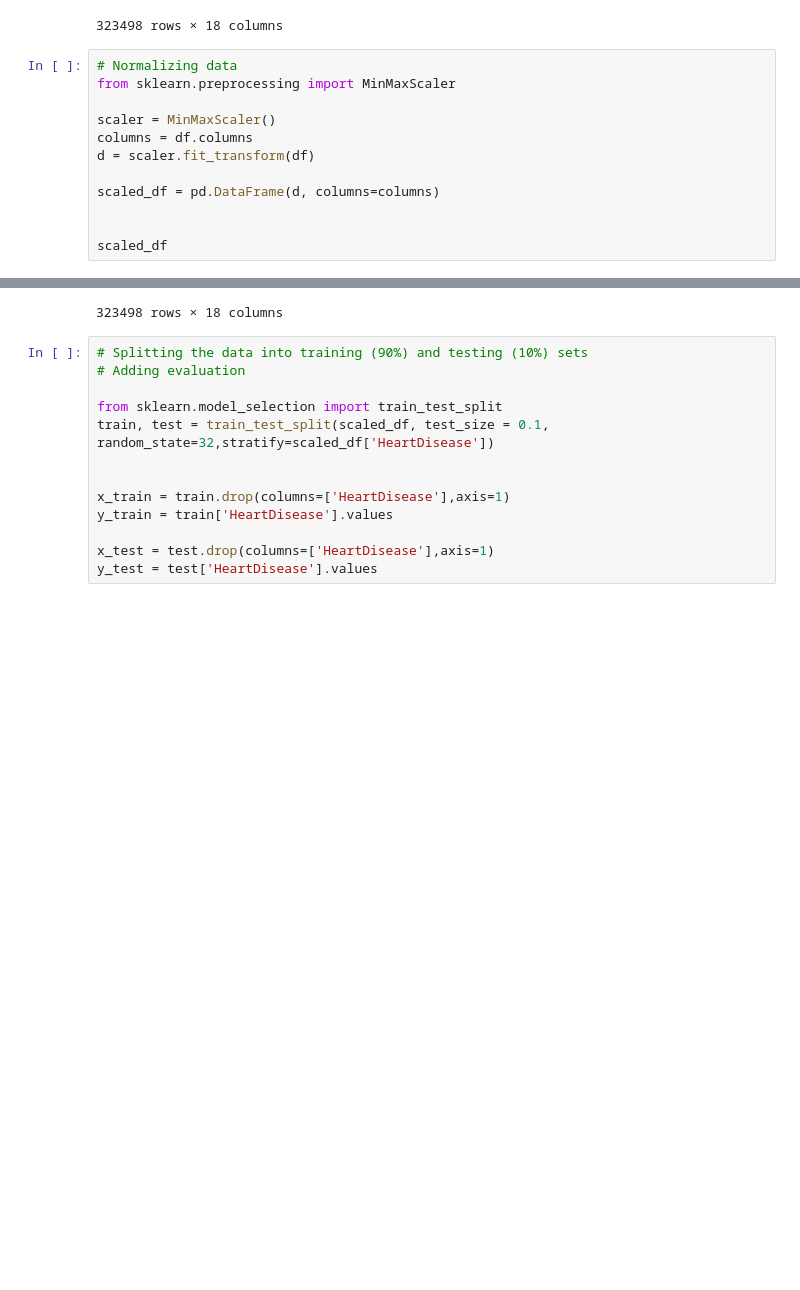
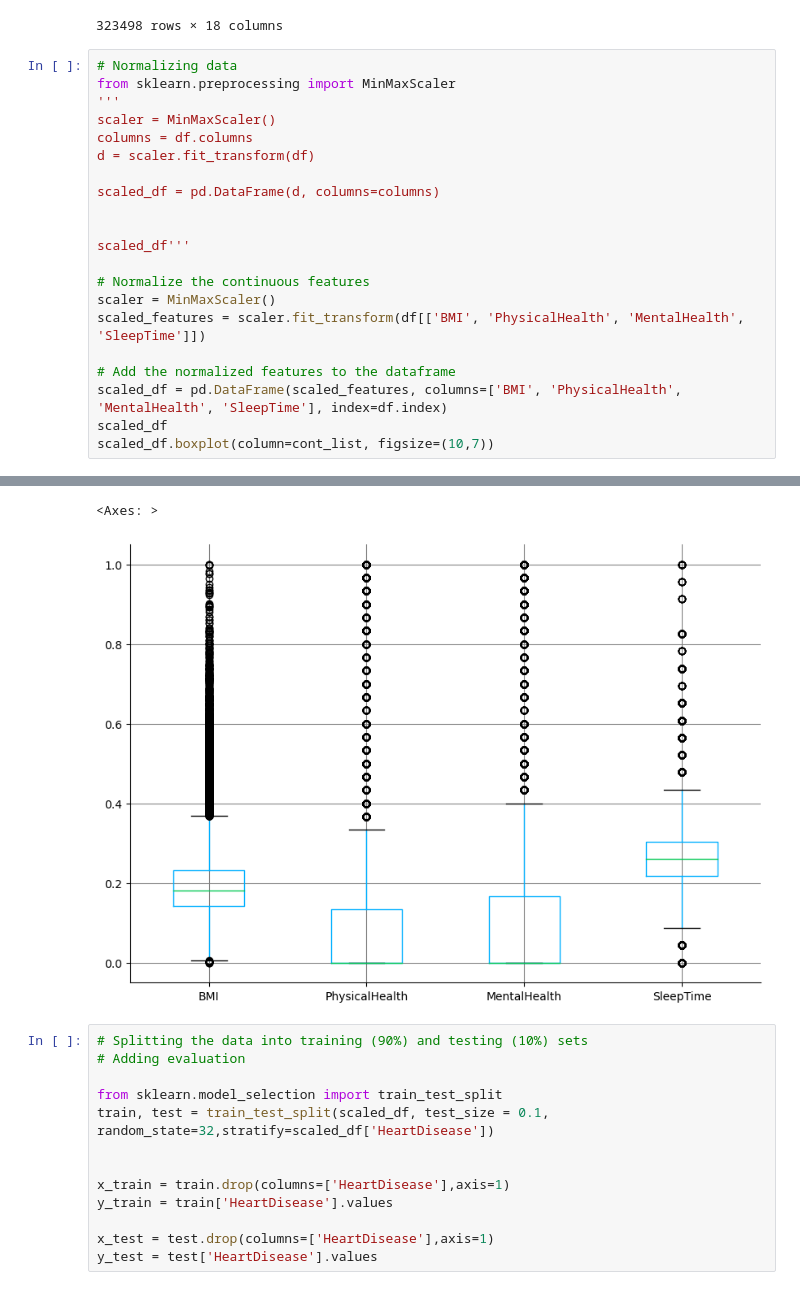
Before and after one commit to lennyqd/FDS-Project-Heart-Disease-Prediction-with-XGBoost, a Jupyter notebook: [PROJECT] Heart Disease Prediction with XGBoost.ipynb, the cells around one changed output, grey strips where cells are left out. Drawn from its saved outputs; the diff is of its cells as text; blank space fills up the shorter version.

```diff
--- a/[PROJECT] Heart Disease Prediction with XGBoost.ipynb
+++ b/[PROJECT] Heart Disease Prediction with XGBoost.ipynb
@@ -351,7 +354,7 @@ df
 # %%
 # Normalizing data
 from sklearn.preprocessing import MinMaxScaler
-
+'''
 scaler = MinMaxScaler()
 columns = df.columns
 d = scaler.fit_transform(df)
@@ -359,5 +362,14 @@ d = scaler.fit_transform(df)
 scaled_df = pd.DataFrame(d, columns=columns)
 
 
+scaled_df'''
+
+# Normalize the continuous features
+scaler = MinMaxScaler()
+scaled_features = scaler.fit_transform(df[['BMI', 'PhysicalHealth', 'MentalHealth', 'SleepTime']])
+
+# Add the normalized features to the dataframe
+scaled_df = pd.DataFrame(scaled_features, columns=['BMI', 'PhysicalHealth', 'MentalHealth', 'SleepTime'], index=df.index)
 scaled_df
+scaled_df.boxplot(column=cont_list, figsize=(10,7))
 # %% [output]
@@ -376,4 +376,5 @@ scaled_df
-323498 rows × 18 columns
+<Axes: >
+[figure, added]
 # %%
 # Splitting the data into training (90%) and testing (10%) sets
 # Adding evaluation
```
Also changed, not shown: parts of 22 cells of this notebook.
